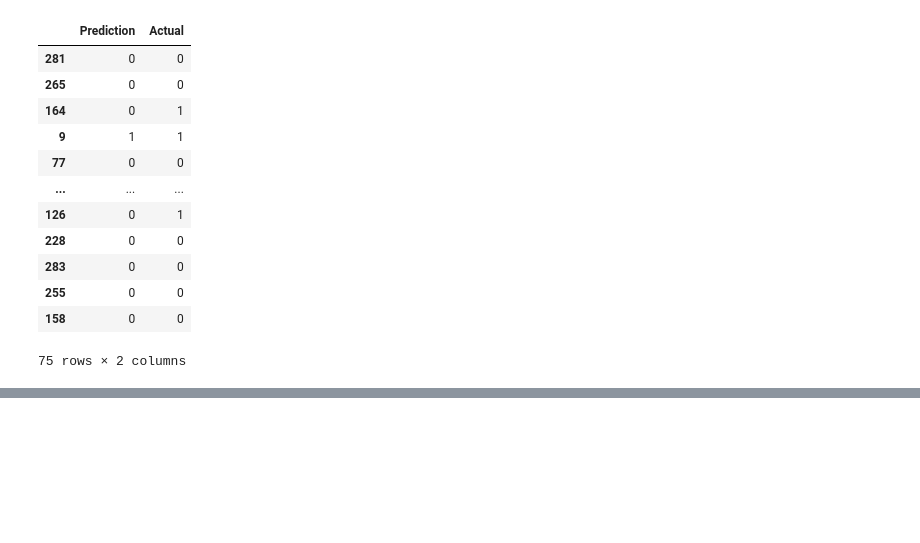
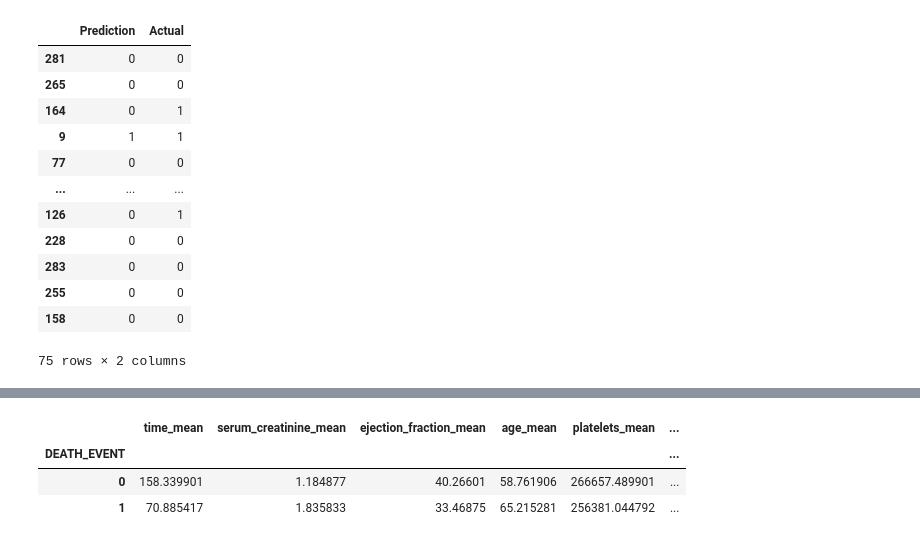
Before and after one commit to ewatxc82/Erik-Ashwini-Neal-Final-Project, a Jupyter notebook: modeling/heart_failure_models.ipynb, the cells around one changed output, grey strips where cells are left out. Drawn from its saved outputs; the diff is of its cells as text; code cells hidden in the pictures; blank space fills up the shorter version.

```diff
--- a/modeling/heart_failure_models.ipynb
+++ b/modeling/heart_failure_models.ipynb
@@ -177,0 +123,25 @@ weighted avg       0.34      0.59      0.43        75
+# %%
+death_avg_time = dataset.groupby(["DEATH_EVENT"]).mean()['time']
+death_avg_crea_serum = dataset.groupby(["DEATH_EVENT"]).mean()['serum_creatinine']
+death_avg_eject = dataset.groupby(["DEATH_EVENT"]).mean()['ejection_fraction']
+death_avg_age = dataset.groupby(["DEATH_EVENT"]).mean()['age']
+death_avg_plat = dataset.groupby(["DEATH_EVENT"]).mean()['platelets']
+death_avg_crea_phos = dataset.groupby(["DEATH_EVENT"]).mean()['creatinine_phosphokinase']
+death_avg_sodium = dataset.groupby(["DEATH_EVENT"]).mean()['serum_sodium']
+death_avg_anaemia = dataset.groupby(["DEATH_EVENT"]).mean()['anaemia']
+death_avg_diabetes = dataset.groupby(["DEATH_EVENT"]).mean()['serum_sodium']
+death_avg_pressure = dataset.groupby(["DEATH_EVENT"]).mean()['high_blood_pressure']
+death_avg_sex = dataset.groupby(["DEATH_EVENT"]).mean()['sex']
+death_avg_smoke = dataset.groupby(["DEATH_EVENT"]).mean()['smoking']
+
+death_group_avgs = pd.DataFrame({"time_mean": death_avg_time, "serum_creatinine_mean": death_avg_crea_serum, "ejection_fraction_mean": death_avg_eject,
+                                 "age_mean": death_avg_age, "platelets_mean": death_avg_plat, "creatinine_phosphokinase_mean": death_avg_crea_phos,
+                                "serum_sodium_mean": death_avg_sodium, "anaemia": death_avg_anaemia, "diabetes_mean": death_avg_diabetes,
+                                "high_blood_pressure_mean": death_avg_pressure, "sex_mean": death_avg_sex, "smoking_mean": death_avg_smoke})
+
+death_group_avgs
+# %% [output]
+|  | time_mean | serum_creatinine_mean | ejection_fraction_mean | age_mean | platelets_mean | ... |
+| DEATH_EVENT |  |  |  |  |  | ... |
+| 0 | 158.339901 | 1.184877 | 40.26601 | 58.761906 | 266657.489901 | ... |
+| 1 | 70.885417 | 1.835833 | 33.46875 | 65.215281 | 256381.044792 | ... |
```
Also changed, not shown: parts of 17 cells of this notebook.
